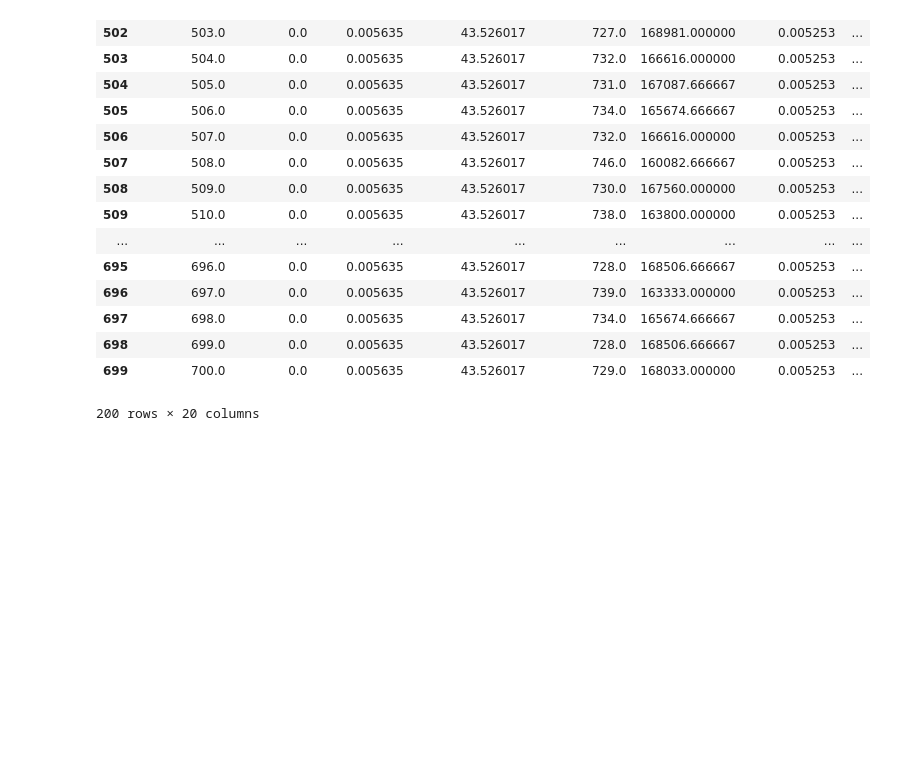
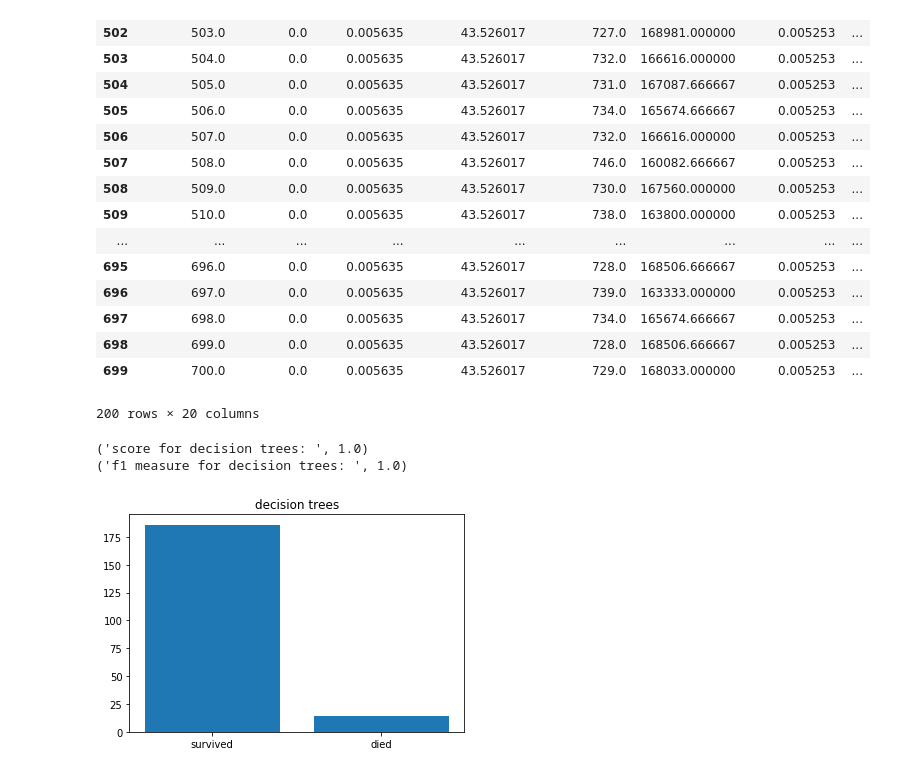
Before and after one commit to MaximilianProll/statgen, a Jupyter notebook: notebook.ipynb, the cells around one changed output. Cells and saved outputs as stored; diff of their text form; code cells hidden in the pictures; blank space fills up the shorter version.

```diff
--- a/notebook.ipynb
+++ b/notebook.ipynb
@@ -284,3 +285,21 @@ test_data.drop(['ID1'], axis=1)
 scaler = StandardScaler()
 training_data_stand = scaler.fit_transform(training_data)
 test_data_stand = scaler.fit_transform(test_data)
+# %%
+classifier = DecisionTreeClassifier()
+classifier = classifier.fit(training_data_stand, training_labels)
+print('score for decision trees: ', classifier.score(training_data_stand, training_labels))
+print('f1 measure for decision trees: ', f1_score(training_labels, classifier.predict(training_data_stand),
+                                                  average='weighted'))
+p = classifier.predict(test_data_stand)
+# %% [output]
+('score for decision trees: ', 1.0)
+('f1 measure for decision trees: ', 1.0)
+# %%
+classes, distribution = np.unique(p, return_counts=True)
+plt.bar(classes, distribution)
+plt.title('decision trees')
+plt.xticks(classes, ["survived", "died"])
+plt.show()
+# %% [output]
+[figure, added]
```
Also changed, not shown: parts of 16 cells of this notebook.
